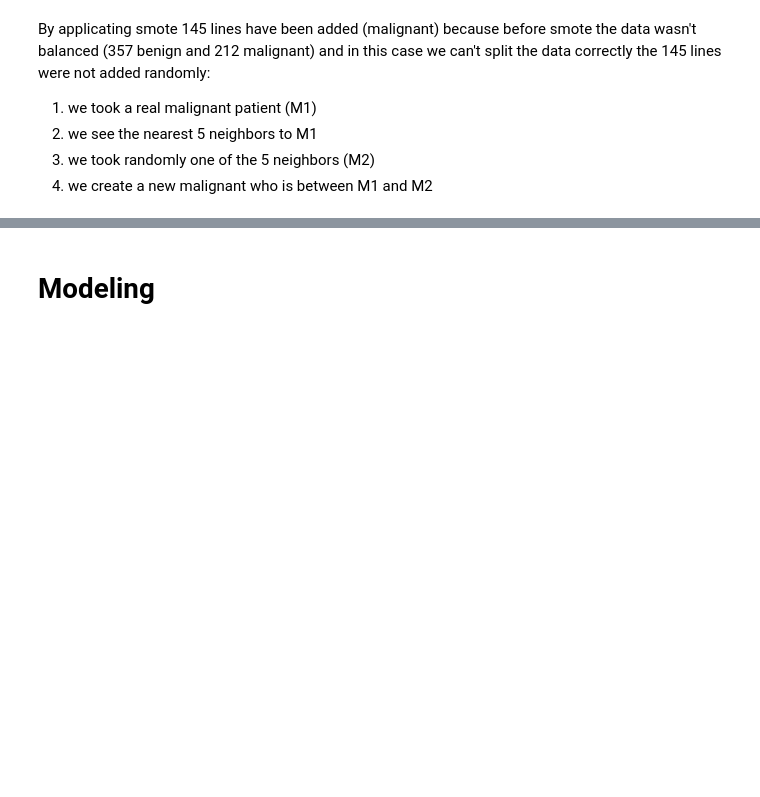
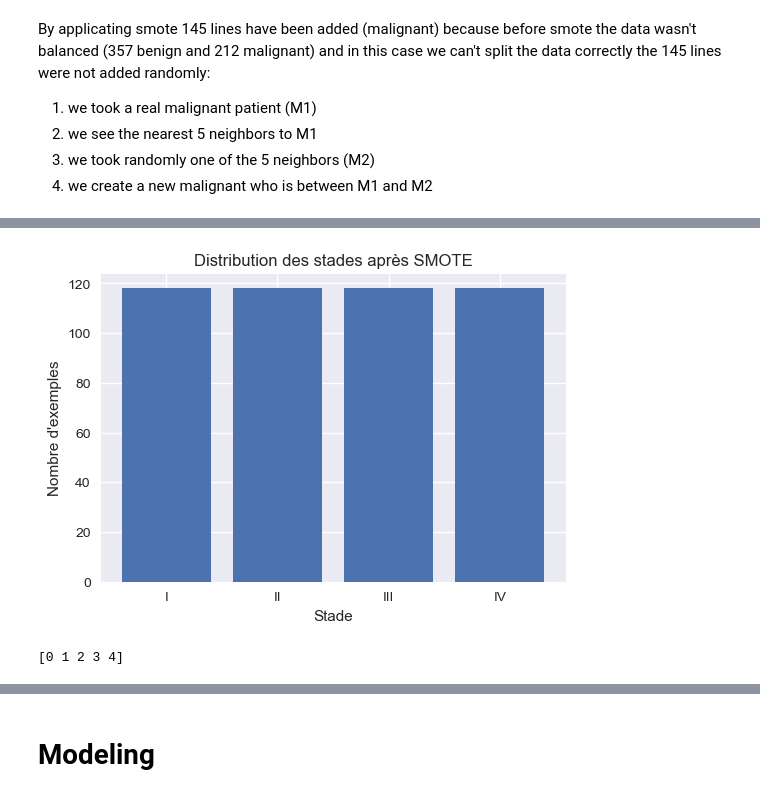
Before and after one commit to youssef060902/Algonomads_ML, a Jupyter notebook: Project.ipynb, the cells around one changed output, grey strips where cells are left out. Drawn from its saved outputs; the diff is of its cells as text; code cells hidden in the pictures; blank space fills up the shorter version.

```diff
--- a/Project.ipynb
+++ b/Project.ipynb
@@ -346,0 +481,25 @@ the 145 lines were not added randomly:
+# %%
+import matplotlib.pyplot as plt
+from collections import Counter
+
+# Comptage des classes après SMOTE
+counter_resampled = Counter(y_resampled)
+
+plt.figure(figsize=(6,4))
+plt.bar(counter_resampled.keys(), counter_resampled.values())
+plt.xlabel("Stade")
+plt.ylabel("Nombre d'exemples")
+plt.title("Distribution des stades après SMOTE")
+plt.xticks([1,2,3,4], ['I','II','III','IV'])
+plt.show()
+# %% [output]
+[figure, added]
+# %%
+from sklearn.preprocessing import LabelEncoder
+
+le = LabelEncoder()
+y_encoded = le.fit_transform(y)
+
+print(le.classes_)  # ['0' 'I' 'II' 'III' 'IV']
+# %% [output]
+[0 1 2 3 4]
```
Also changed, not shown: parts of 8 cells of this notebook.
